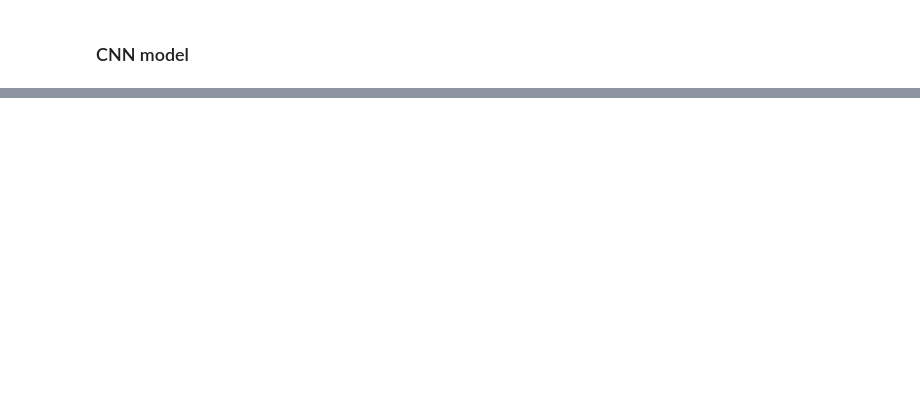
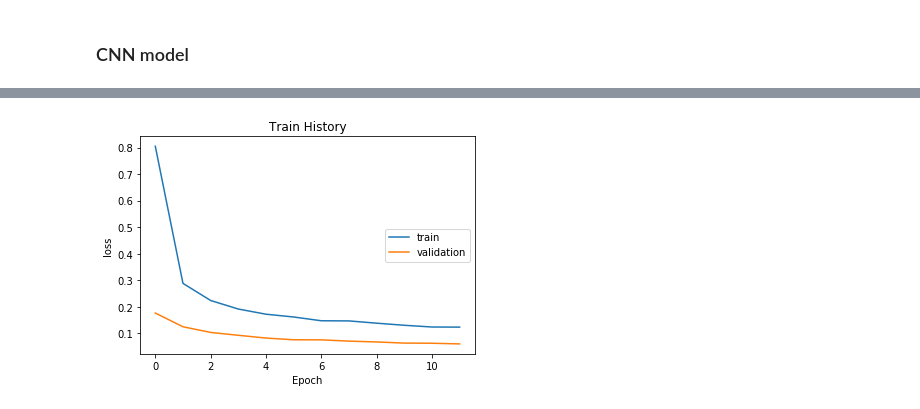
Before and after one commit to johnny12150/ML-100-dyas, a Jupyter notebook: Day01/Winter-Day04.ipynb, the cells around one changed output, grey strips where cells are left out. Cells and saved outputs as stored; diff of their text form; code cells hidden in the pictures; blank space fills up the shorter version.

```diff
--- a/Day01/Winter-Day04.ipynb
+++ b/Day01/Winter-Day04.ipynb
@@ -230,0 +323,25 @@ print('Test accuracy:', score[1])
+# %%
+model_CNN2 = Sequential()
+
+# param: 1(channel)*5*3*3 + 5(bias)
+model_CNN2.add(Conv2D(filters=5, kernel_size=(3, 3),
+                 activation='relu',
+                 input_shape=input_shape))
+# size/ 2
+model_CNN2.add(MaxPooling2D(pool_size=(2, 2)))
+
+# 縮寫, param: 3*3*5(前filter)*10 + 10
+model_CNN2.add(Conv2D(10, (3, 3), activation='relu'))
+model_CNN2.add(MaxPooling2D(pool_size=(2, 2)))
+model_CNN2.add(Dropout(0.25))
+
+# param: (3*3*10)*15 + 15
+model_CNN2.add(Conv2D(15, (3, 3), activation='relu'))
+
+model_CNN2.add(Flatten())
+# 15*128 + 128
+model_CNN2.add(Dense(128, activation='relu'))
+model_CNN2.add(Dropout(0.5))
+model_CNN2.add(Dense(num_classes, activation='softmax'))
+
+model_CNN2.summary()
@@ -230,0 +366,10 @@ print('Test accuracy:', score[1])
+# %%
+model_CNN2.compile(loss='categorical_crossentropy',
+              optimizer='adam',
+              metrics=['accuracy'])
+
+train_history_CNN2 = model_CNN2.fit(x=x_train, y=y_train_ohe,
+                          batch_size=batch_size,
+                          epochs=epochs,
+                          verbose=1,
+                          validation_split=0.2)
@@ -230,0 +394,4 @@ print('Test accuracy:', score[1])
+# %%
+show_train_history(train_history_CNN2, 'loss', 'val_loss')
+# %% [output]
+[figure, added]
```
Also changed, not shown: parts of 25 cells of this notebook.
